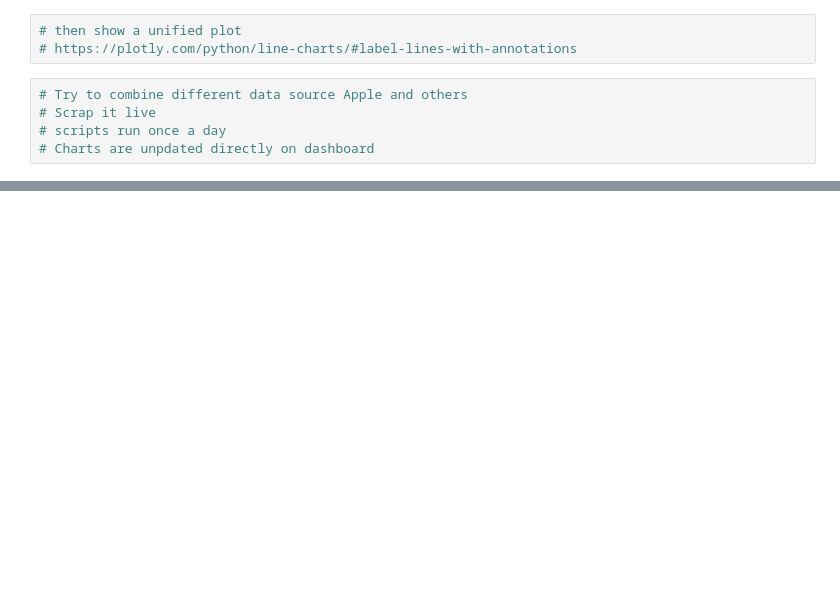
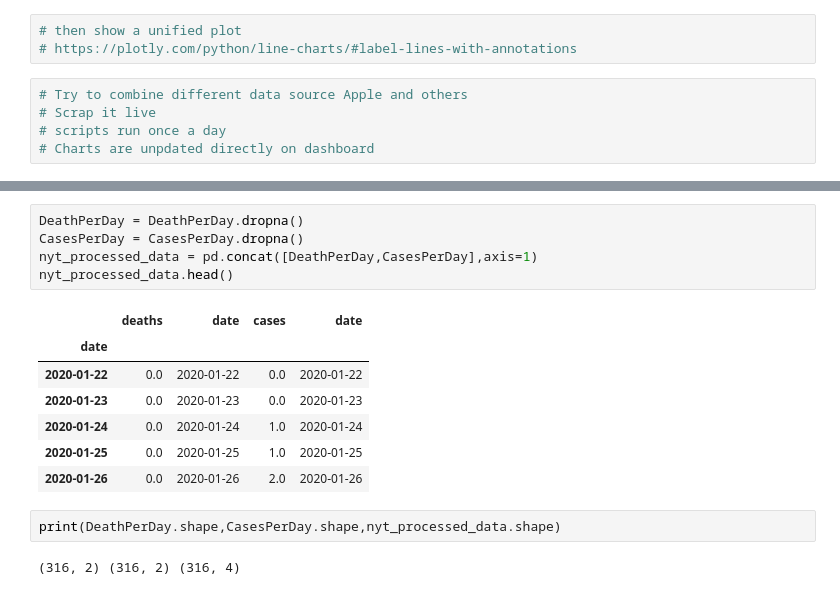
Before and after one commit to abhatt95/COVID-19-mobility-impact, a Jupyter notebook: Cleanup aggregation and EDA.ipynb, the cells around one changed output, grey strips where cells are left out. Cells and saved outputs as stored; diff of their text form; blank space fills up the shorter version.

```diff
--- a/Cleanup aggregation and EDA.ipynb
+++ b/Cleanup aggregation and EDA.ipynb
@@ -269,0 +322,17 @@ arrays to stack must be passed as a "sequence" type such as list or tuple. Suppo
+# %%
+DeathPerDay = DeathPerDay.dropna()
+CasesPerDay = CasesPerDay.dropna()
+nyt_processed_data = pd.concat([DeathPerDay,CasesPerDay],axis=1)
+nyt_processed_data.head()
+# %% [output]
+|  | deaths | date | cases | date |
+| date |  |  |  |  |
+| 2020-01-22 | 0.0 | 2020-01-22 | 0.0 | 2020-01-22 |
+| 2020-01-23 | 0.0 | 2020-01-23 | 0.0 | 2020-01-23 |
+| 2020-01-24 | 0.0 | 2020-01-24 | 1.0 | 2020-01-24 |
+| 2020-01-25 | 0.0 | 2020-01-25 | 1.0 | 2020-01-25 |
+| 2020-01-26 | 0.0 | 2020-01-26 | 2.0 | 2020-01-26 |
+# %%
+print(DeathPerDay.shape,CasesPerDay.shape,nyt_processed_data.shape)
+# %% [output]
+(316, 2) (316, 2) (316, 4)
```
Also changed, not shown: parts of 10 cells of this notebook.
